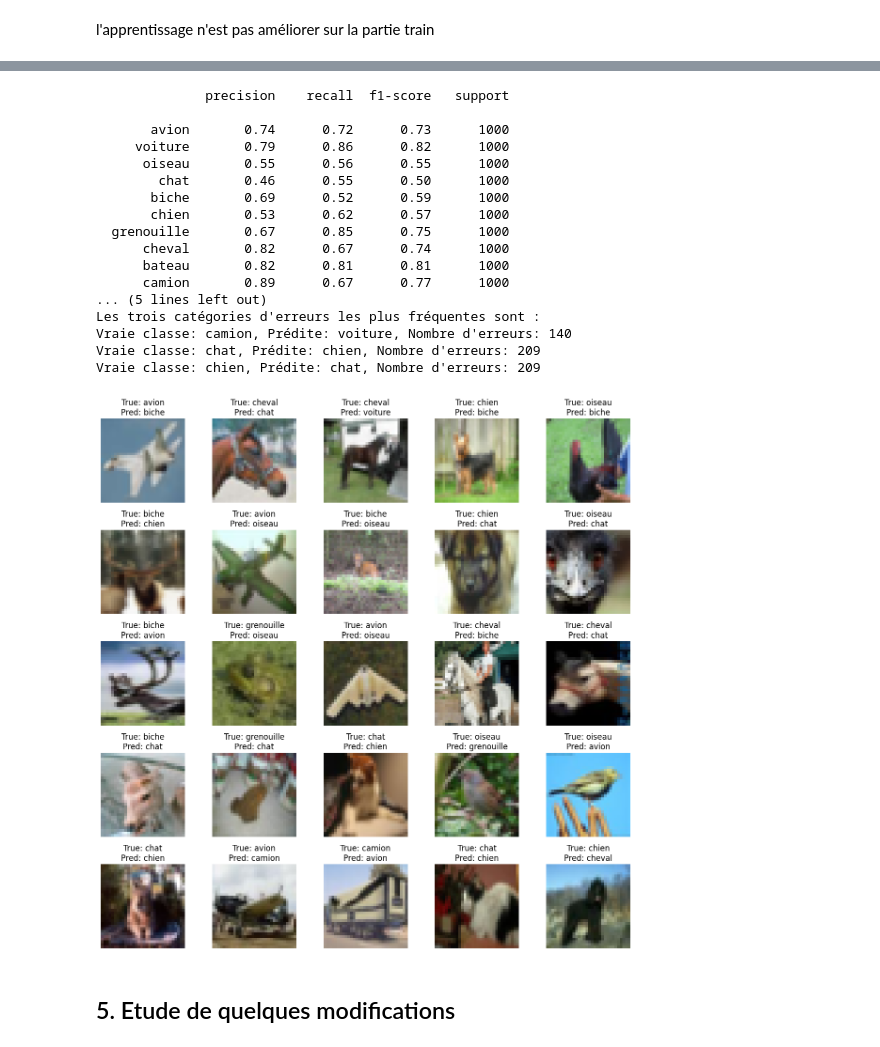
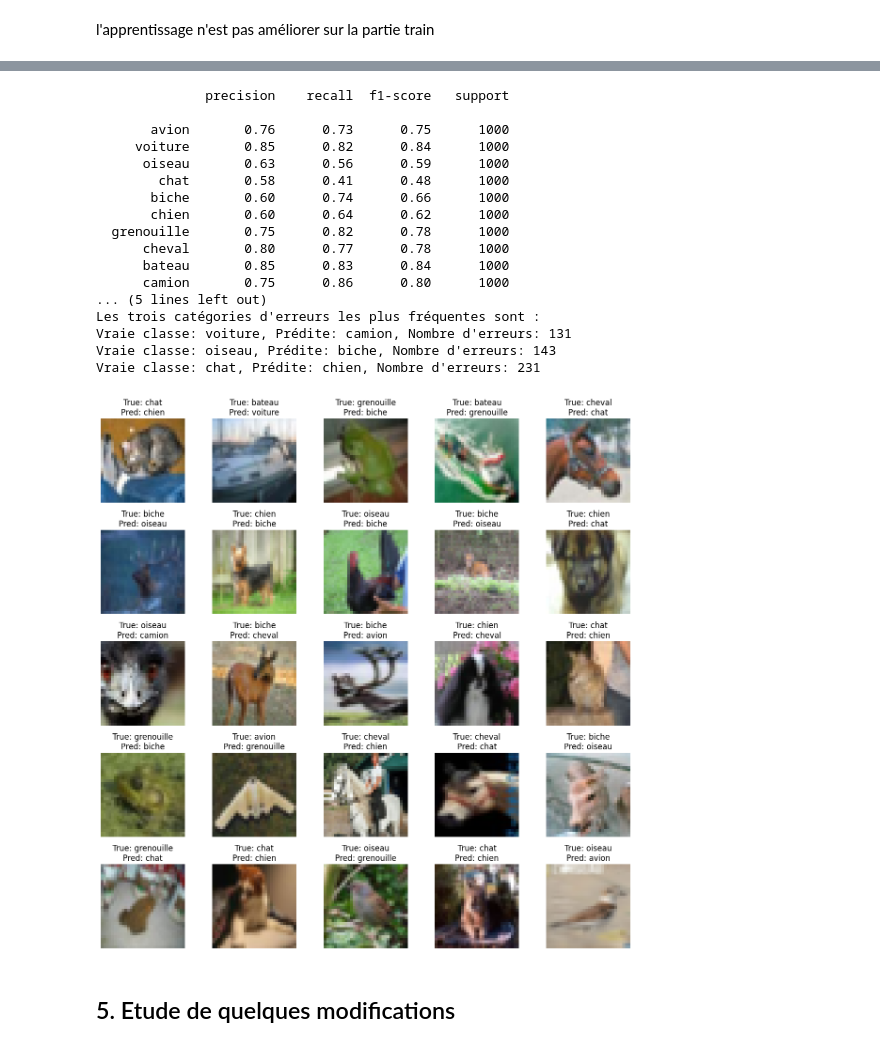
Before and after one commit to Cleamx/M1DENG, a Jupyter notebook: S2/BigData/TD2/TD2.ipynb, the cells around one changed output, grey strips where cells are left out. Saved outputs shown, nothing was run; the diff lists cells and outputs as text; code cells hidden in the pictures.

```diff
--- a/S2/BigData/TD2/TD2.ipynb
+++ b/S2/BigData/TD2/TD2.ipynb
@@ -553,25 +553,25 @@ En ajoutant le padding les valeurs d'apprentissage et de validation sont très p
 # %%
-model_cifar = tf.keras.models.Sequential()
-model_cifar.add(tf.keras.layers.Input(shape=(32, 32, 3)))
+model_cifar_cinq = tf.keras.models.Sequential()
+model_cifar_cinq.add(tf.keras.layers.Input(shape=(32, 32, 3)))
 
-model_cifar.add(tf.keras.layers.Conv2D(filters=16, kernel_size=3, activation='relu', padding='same'))
-model_cifar.add(tf.keras.layers.Conv2D(filters=16, kernel_size=3, activation='relu', padding='same'))
-model_cifar.add(tf.keras.layers.Conv2D(filters=16, kernel_size=3, activation='relu', padding='same'))
-model_cifar.add(tf.keras.layers.MaxPooling2D(pool_size=(2, 2)))
-model_cifar.add(tf.keras.layers.Dropout(0.25))
-model_cifar.add(tf.keras.layers.Conv2D(filters=32, kernel_size=3, activation='relu', padding='same'))
-model_cifar.add(tf.keras.layers.MaxPooling2D(pool_size=(2, 2)))
-model_cifar.add(tf.keras.layers.Dropout(0.25))
-model_cifar.add(tf.keras.layers.Flatten())
-model_cifar.add(tf.keras.layers.Dense(256, activation='relu'))
-model_cifar.add(tf.keras.layers.Dropout(0.5))
-model_cifar.add(tf.keras.layers.Dense(128, activation='relu'))
-model_cifar.add(tf.keras.layers.Dropout(0.5))
-model_cifar.add(tf.keras.layers.Dense(10, activation='softmax'))
+model_cifar_cinq.add(tf.keras.layers.Conv2D(filters=16, kernel_size=3, activation='relu', padding='same'))
+model_cifar_cinq.add(tf.keras.layers.Conv2D(filters=16, kernel_size=3, activation='relu', padding='same'))
+model_cifar_cinq.add(tf.keras.layers.Conv2D(filters=16, kernel_size=3, activation='relu', padding='same'))
+model_cifar_cinq.add(tf.keras.layers.MaxPooling2D(pool_size=(2, 2)))
+model_cifar_cinq.add(tf.keras.layers.Dropout(0.25))
+model_cifar_cinq.add(tf.keras.layers.Conv2D(filters=32, kernel_size=3, activation='relu', padding='same'))
+model_cifar_cinq.add(tf.keras.layers.MaxPooling2D(pool_size=(2, 2)))
+model_cifar_cinq.add(tf.keras.layers.Dropout(0.25))
+model_cifar_cinq.add(tf.keras.layers.Flatten())
+model_cifar_cinq.add(tf.keras.layers.Dense(256, activation='relu'))
+model_cifar_cinq.add(tf.keras.layers.Dropout(0.5))
+model_cifar_cinq.add(tf.keras.layers.Dense(128, activation='relu'))
+model_cifar_cinq.add(tf.keras.layers.Dropout(0.5))
+model_cifar_cinq.add(tf.keras.layers.Dense(10, activation='softmax'))
 
-model_cifar.compile(optimizer='adam', loss='sparse_categorical_crossentropy', metrics=['accuracy'])
+model_cifar_cinq.compile(optimizer='adam', loss='sparse_categorical_crossentropy', metrics=['accuracy'])
 
-history = model_cifar.fit(X_train, y_train, epochs=20, batch_size=512, validation_split=0.2)
+history = model_cifar_cinq.fit(X_train, y_train, epochs=20, batch_size=128, validation_split=0.2)
 
 pd.DataFrame(history.history)[['loss', 'val_loss']].plot()
 pd.DataFrame(history.history)[['accuracy', 'val_accuracy']].plot()
@@ -599,7 +599,7 @@ Epoch 20/20
 # %% [markdown]
 l'apprentissage n'est pas améliorer sur la partie train
 # %%
-y_pred = model_cifar.predict(X_test)
+y_pred = model_cifar_cinq.predict(X_test)
 y_pred_classes = np.argmax(y_pred, axis=1)
 y_true = y_test.flatten()
 
@@ -642,21 +642,21 @@ plt.show()
               precision    recall  f1-score   support
 
-       avion       0.74      0.72      0.73      1000
-     voiture       0.79      0.86      0.82      1000
-      oiseau       0.55      0.56      0.55      1000
-        chat       0.46      0.55      0.50      1000
-       biche       0.69      0.52      0.59      1000
-       chien       0.53      0.62      0.57      1000
-  grenouille       0.67      0.85      0.75      1000
-      cheval       0.82      0.67      0.74      1000
-      bateau       0.82      0.81      0.81      1000
-      camion       0.89      0.67      0.77      1000
+       avion       0.76      0.73      0.75      1000
+     voiture       0.85      0.82      0.84      1000
+      oiseau       0.63      0.56      0.59      1000
+        chat       0.58      0.41      0.48      1000
+       biche       0.60      0.74      0.66      1000
+       chien       0.60      0.64      0.62      1000
+  grenouille       0.75      0.82      0.78      1000
+      cheval       0.80      0.77      0.78      1000
+      bateau       0.85      0.83      0.84      1000
+      camion       0.75      0.86      0.80      1000
 ... (5 lines left out)
 Les trois catégories d'erreurs les plus fréquentes sont :
-Vraie classe: camion, Prédite: voiture, Nombre d'erreurs: 140
-Vraie classe: chat, Prédite: chien, Nombre d'erreurs: 209
-Vraie classe: chien, Prédite: chat, Nombre d'erreurs: 209
+Vraie classe: voiture, Prédite: camion, Nombre d'erreurs: 131
+Vraie classe: oiseau, Prédite: biche, Nombre d'erreurs: 143
+Vraie classe: chat, Prédite: chien, Nombre d'erreurs: 231
-[figure, old version]
+[figure, new version]
 # %% [markdown]
 ## 5. Etude de quelques modifications
 # %%
```
Also changed, not shown: parts of 31 cells of this notebook.
